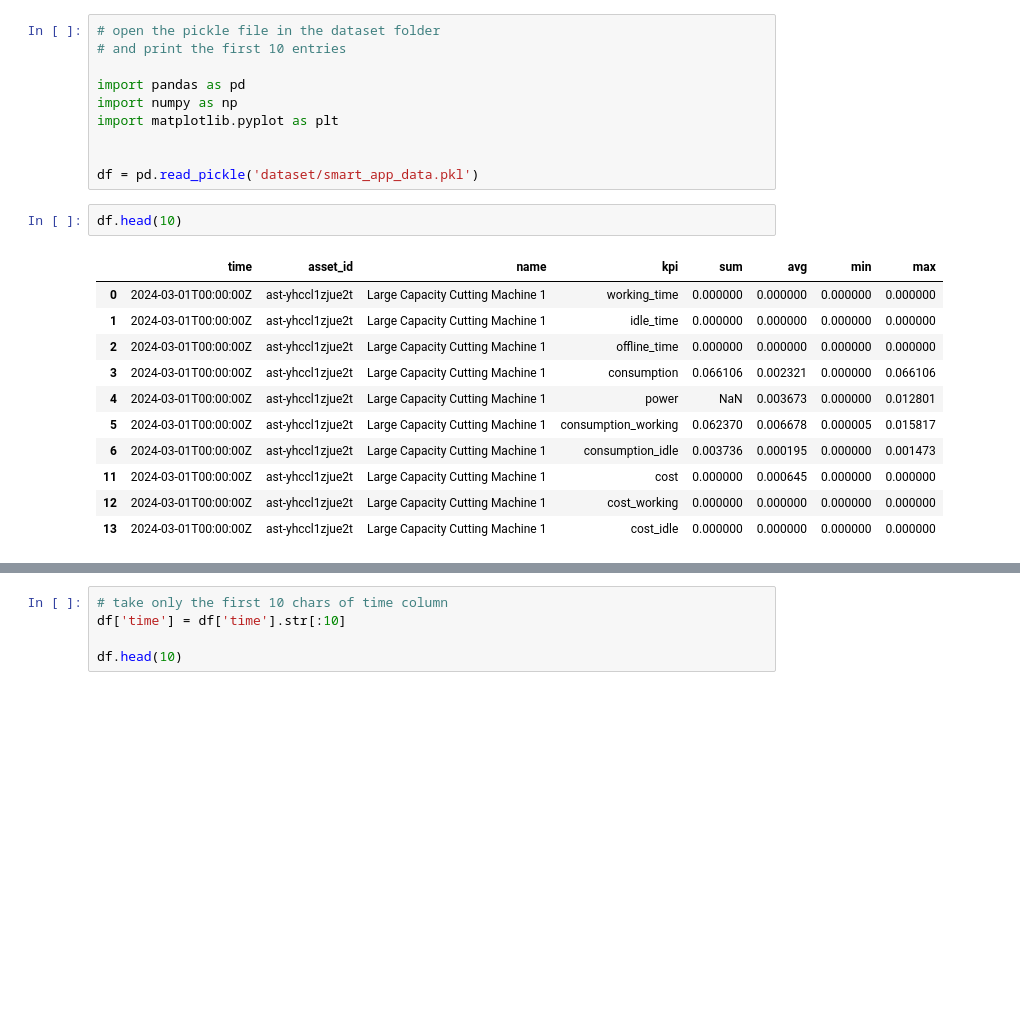
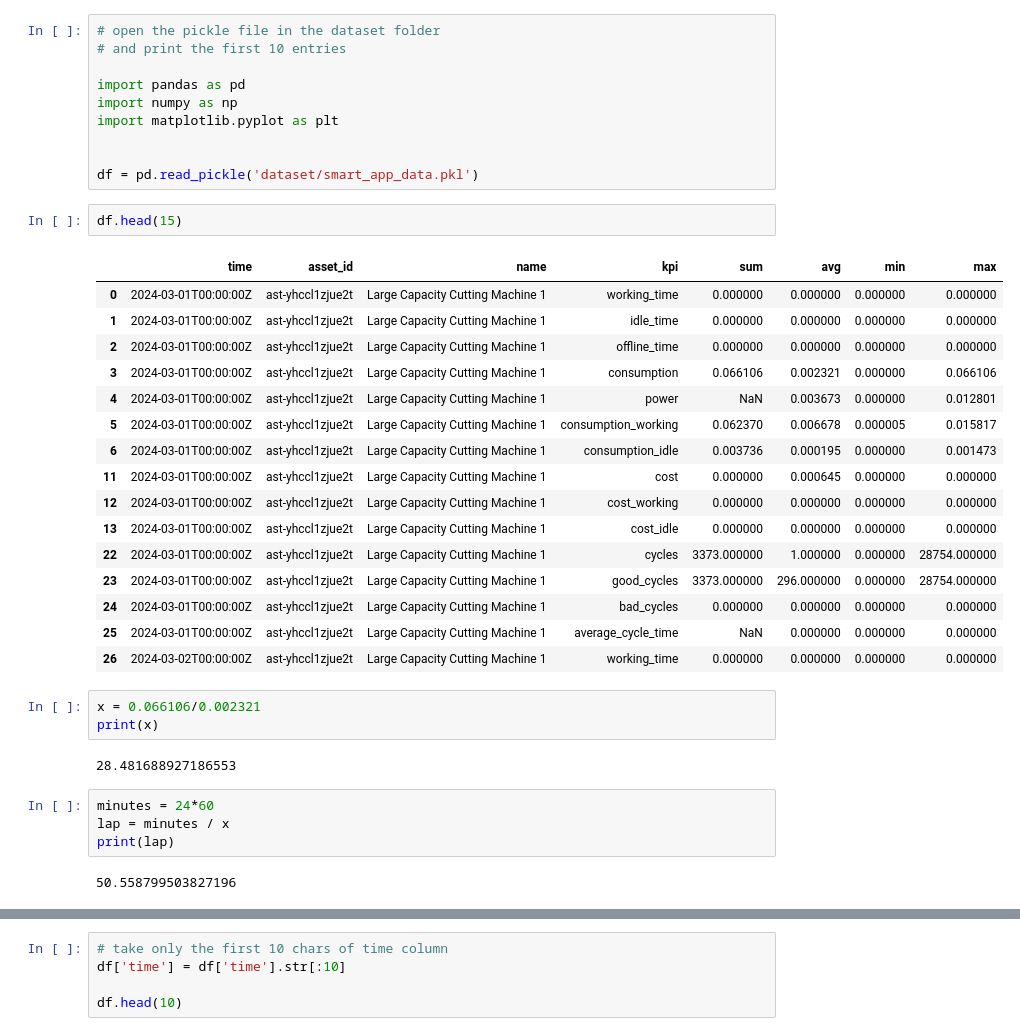
Before and after one commit to sa-team-d/rag, a Jupyter notebook: data.ipynb, the cells around one changed output, grey strips where cells are left out. Cells and saved outputs as stored; diff of their text form; blank space fills up the shorter version.

```diff
--- a/data.ipynb
+++ b/data.ipynb
@@ -11,16 +11,32 @@ import matplotlib.pyplot as plt
 
 df = pd.read_pickle('dataset/smart_app_data.pkl')
 # %%
-df.head(10)
+df.head(15)
 # %% [output]
 |  | time | asset_id | name | kpi | sum | avg | min | max |
 | 0 | 2024-03-01T00:00:00Z | ast-yhccl1zjue2t | Large Capacity Cutting Machine 1 | working_time | 0.000000 | 0.000000 | 0.000000 | 0.000000 |
 | 1 | 2024-03-01T00:00:00Z | ast-yhccl1zjue2t | Large Capacity Cutting Machine 1 | idle_time | 0.000000 | 0.000000 | 0.000000 | 0.000000 |
 | 2 | 2024-03-01T00:00:00Z | ast-yhccl1zjue2t | Large Capacity Cutting Machine 1 | offline_time | 0.000000 | 0.000000 | 0.000000 | 0.000000 |
 | 3 | 2024-03-01T00:00:00Z | ast-yhccl1zjue2t | Large Capacity Cutting Machine 1 | consumption | 0.066106 | 0.002321 | 0.000000 | 0.066106 |
 | 4 | 2024-03-01T00:00:00Z | ast-yhccl1zjue2t | Large Capacity Cutting Machine 1 | power | NaN | 0.003673 | 0.000000 | 0.012801 |
 | 5 | 2024-03-01T00:00:00Z | ast-yhccl1zjue2t | Large Capacity Cutting Machine 1 | consumption_working | 0.062370 | 0.006678 | 0.000005 | 0.015817 |
 | 6 | 2024-03-01T00:00:00Z | ast-yhccl1zjue2t | Large Capacity Cutting Machine 1 | consumption_idle | 0.003736 | 0.000195 | 0.000000 | 0.001473 |
 | 11 | 2024-03-01T00:00:00Z | ast-yhccl1zjue2t | Large Capacity Cutting Machine 1 | cost | 0.000000 | 0.000645 | 0.000000 | 0.000000 |
 | 12 | 2024-03-01T00:00:00Z | ast-yhccl1zjue2t | Large Capacity Cutting Machine 1 | cost_working | 0.000000 | 0.000000 | 0.000000 | 0.000000 |
 | 13 | 2024-03-01T00:00:00Z | ast-yhccl1zjue2t | Large Capacity Cutting Machine 1 | cost_idle | 0.000000 | 0.000000 | 0.000000 | 0.000000 |
+| 22 | 2024-03-01T00:00:00Z | ast-yhccl1zjue2t | Large Capacity Cutting Machine 1 | cycles | 3373.000000 | 1.000000 | 0.000000 | 28754.000000 |
+| 23 | 2024-03-01T00:00:00Z | ast-yhccl1zjue2t | Large Capacity Cutting Machine 1 | good_cycles | 3373.000000 | 296.000000 | 0.000000 | 28754.000000 |
+| 24 | 2024-03-01T00:00:00Z | ast-yhccl1zjue2t | Large Capacity Cutting Machine 1 | bad_cycles | 0.000000 | 0.000000 | 0.000000 | 0.000000 |
+| 25 | 2024-03-01T00:00:00Z | ast-yhccl1zjue2t | Large Capacity Cutting Machine 1 | average_cycle_time | NaN | 0.000000 | 0.000000 | 0.000000 |
+| 26 | 2024-03-02T00:00:00Z | ast-yhccl1zjue2t | Large Capacity Cutting Machine 1 | working_time | 0.000000 | 0.000000 | 0.000000 | 0.000000 |
+# %%
+x = 0.066106/0.002321
+print(x)
+# %% [output]
+28.481688927186553
+# %%
+minutes = 24*60
+lap = minutes / x
+print(lap)
+# %% [output]
+50.558799503827196
```
Also changed, not shown: parts of 4 cells of this notebook, 4 other files.
